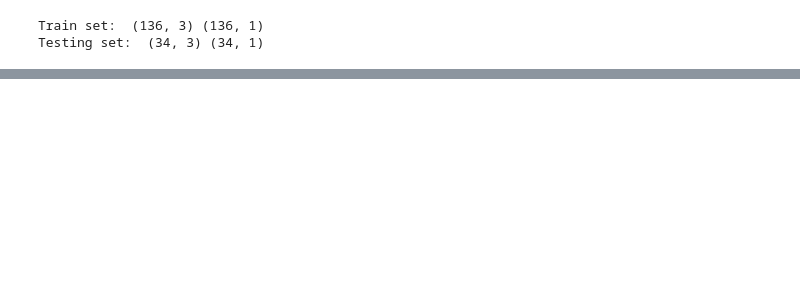
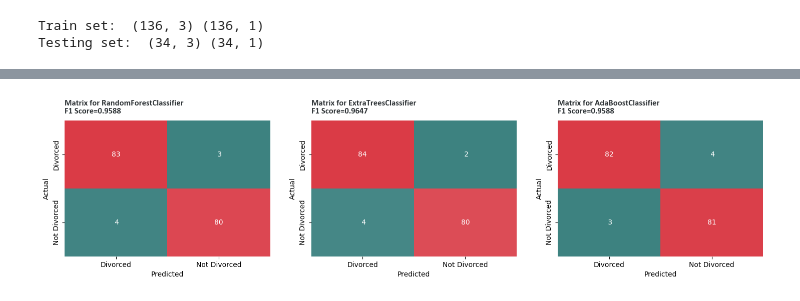
Before and after one commit to Briandesaw/B126_DivorceDecoded, a Jupyter notebook: MiniProject.ipynb, the cells around one changed output, grey strips where cells are left out. Saved outputs shown, nothing was run; the diff lists cells and outputs as text; code cells hidden in the pictures; blank space fills up the shorter version.

```diff
--- a/MiniProject.ipynb
+++ b/MiniProject.ipynb
@@ -523,0 +596,30 @@ bestModels = [
+# %%
+cmap = sns.diverging_palette(190, 10, as_cmap=True)
+titleFont = {
+    'loc': 'left',
+    'pad': 10,
+    'fontname': 'Calibri',
+    'fontweight': 'bold',
+    'color': '#313639'
+}
+fig, ax = plt.subplots(3, 3, figsize=(18,12))
+i = 1
+j = 0
+for i in range(1, 3):
+    for j in range(0, 3):
+        fig.delaxes(ax[i][j])
+
+ycount = 0
+for model in bestModels:
+    labels = ['Divorced', 'Not Divorced']
+    y_pred = model_selection.cross_val_predict(model, X, y, cv=10)
+    sns.heatmap(confusion_matrix(y, y_pred),annot=True,fmt='2.0f',ax=ax[0, ycount],cmap=cmap, cbar=False)
+    ax[0, ycount].set_title('Matrix for ' + model.__class__.__name__ + '\nF1 Score={:0.4f}'.format(
+            metrics.f1_score(y, y_pred, average='weighted')), **titleFont)
+    ax[0, ycount].xaxis.set_ticklabels(labels)
+    ax[0, ycount].yaxis.set_ticklabels(labels)
+    ax[0, ycount].set_ylabel('Actual')
+    ax[0, ycount].set_xlabel('Predicted')
+    ycount += 1
+# %% [output]
+[figure, added]
```
Also changed, not shown: parts of 35 cells of this notebook.
